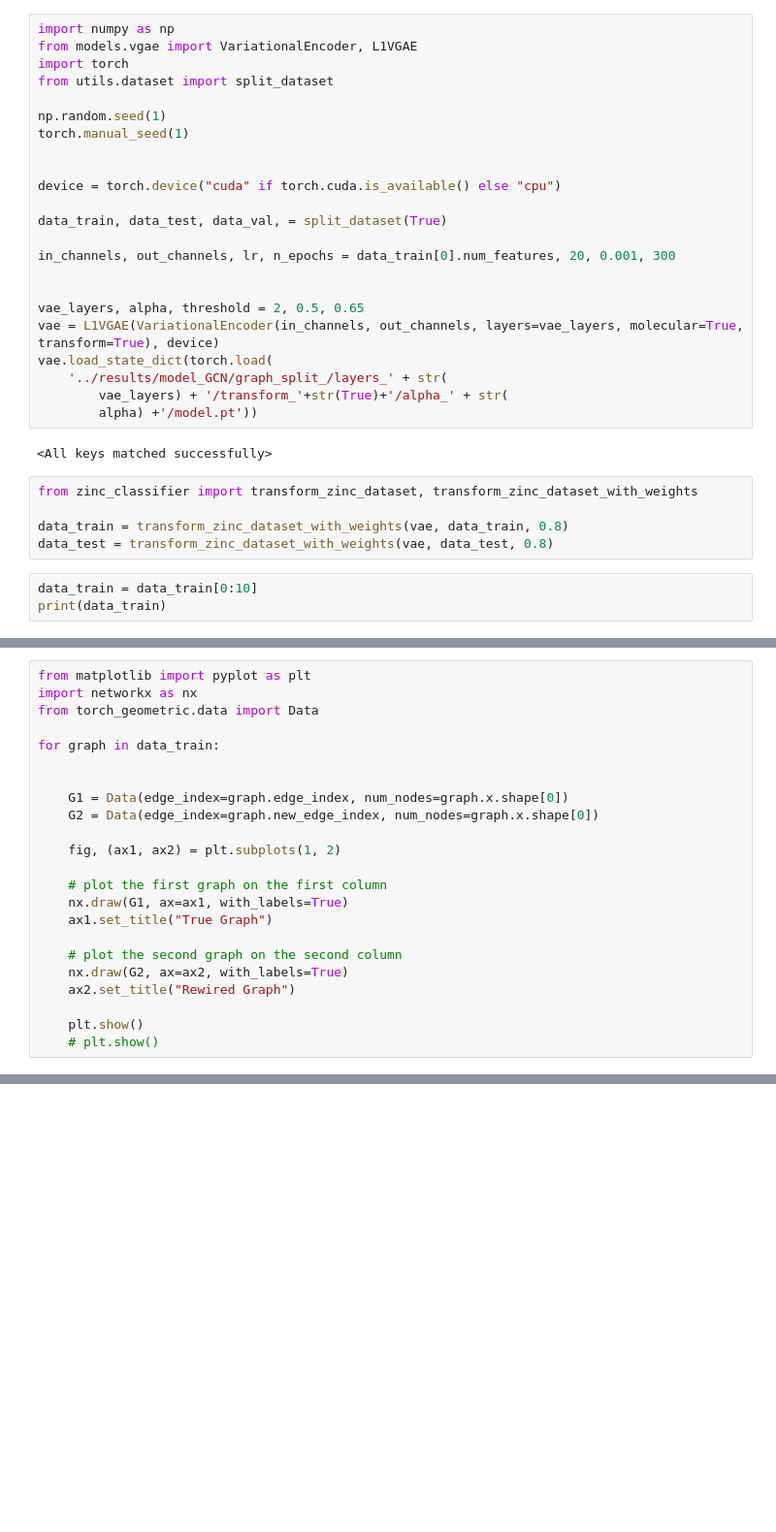
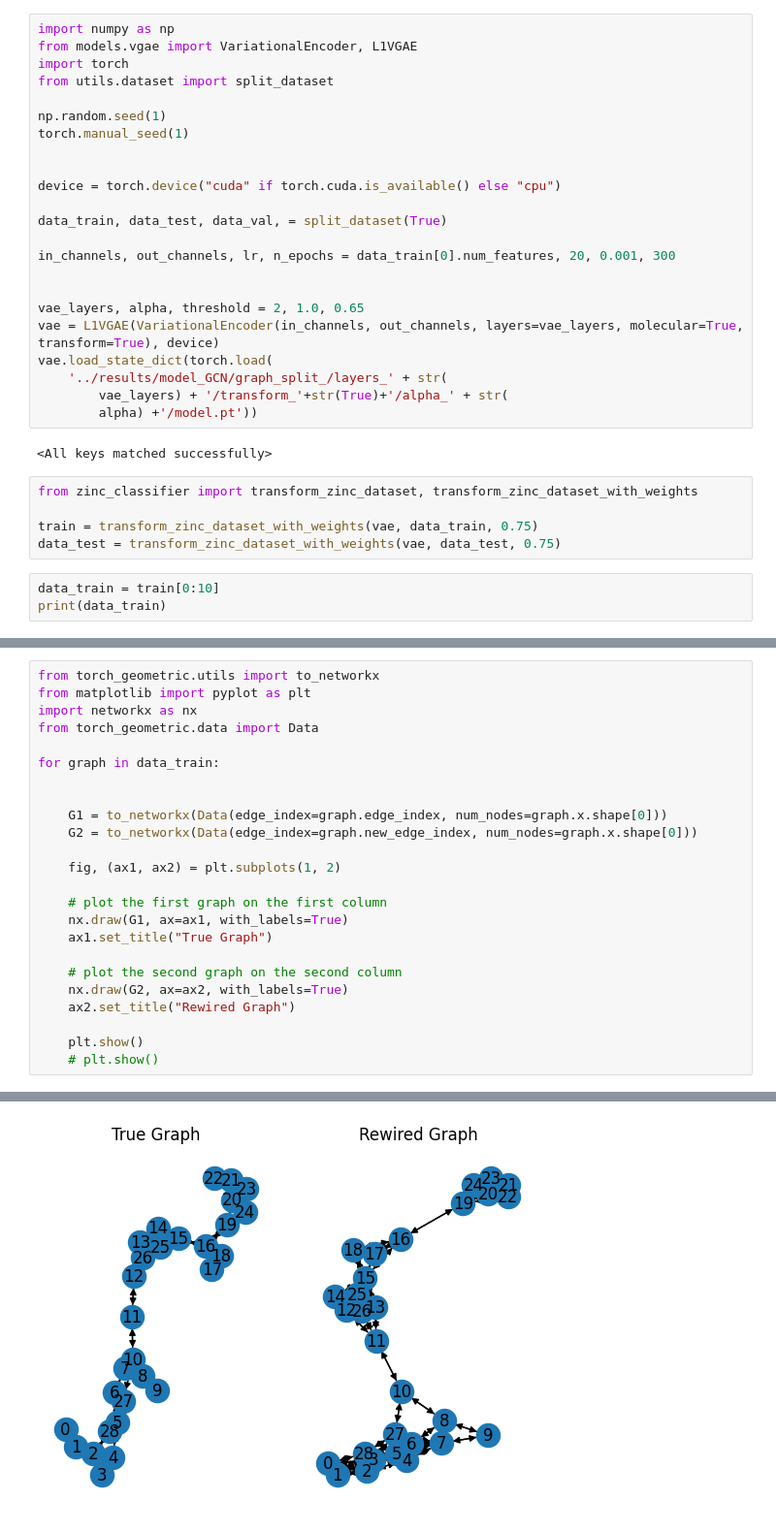
Before and after one commit to TeoReu/vgae_rewiring, a Jupyter notebook: jupyter_notebooks/testing_new_idea.ipynb, the cells around one changed output, grey strips where cells are left out. Shown: that part at 97% size. Saved outputs shown, nothing was run; the diff lists cells and outputs as text; blank space fills up the shorter version.

```diff
--- a/jupyter_notebooks/testing_new_idea.ipynb
+++ b/jupyter_notebooks/testing_new_idea.ipynb
@@ -15,7 +15,7 @@ data_train, data_test, data_val, = split_dataset(True)
 in_channels, out_channels, lr, n_epochs = data_train[0].num_features, 20, 0.001, 300
 
 
-vae_layers, alpha, threshold = 2, 0.5, 0.65
+vae_layers, alpha, threshold = 2, 1.0, 0.65
 vae = L1VGAE(VariationalEncoder(in_channels, out_channels, layers=vae_layers, molecular=True, transform=True), device)
 vae.load_state_dict(torch.load(
     '../results/model_GCN/graph_split_/layers_' + str(
@@ -26,9 +26,9 @@ vae.load_state_dict(torch.load(
 # %%
 from zinc_classifier import transform_zinc_dataset, transform_zinc_dataset_with_weights
 
-data_train = transform_zinc_dataset_with_weights(vae, data_train, 0.8)
-data_test = transform_zinc_dataset_with_weights(vae, data_test, 0.8)
+train = transform_zinc_dataset_with_weights(vae, data_train, 0.75)
+data_test = transform_zinc_dataset_with_weights(vae, data_test, 0.75)
 # %%
-data_train = data_train[0:10]
+data_train = train[0:10]
 print(data_train)
 # %% [output]
@@ -63,4 +104,5 @@ data_train = remove_repeating_edges(data_train)
 # %%
+from torch_geometric.utils import to_networkx
 from matplotlib import pyplot as plt
 import networkx as nx
 from torch_geometric.data import Data
@@ -68,8 +110,8 @@ from torch_geometric.data import Data
 for graph in data_train:
 
 
-    G1 = Data(edge_index=graph.edge_index, num_nodes=graph.x.shape[0])
-    G2 = Data(edge_index=graph.new_edge_index, num_nodes=graph.x.shape[0])
+    G1 = to_networkx(Data(edge_index=graph.edge_index, num_nodes=graph.x.shape[0]))
+    G2 = to_networkx(Data(edge_index=graph.new_edge_index, num_nodes=graph.x.shape[0]))
 
     fig, (ax1, ax2) = plt.subplots(1, 2)
 
@@ -87,0 +129 @@ TypeError: 'NoneType' object is not iterable
+[figure, added]
```
Also changed, not shown: parts of 3 cells of this notebook, 2 other files.
